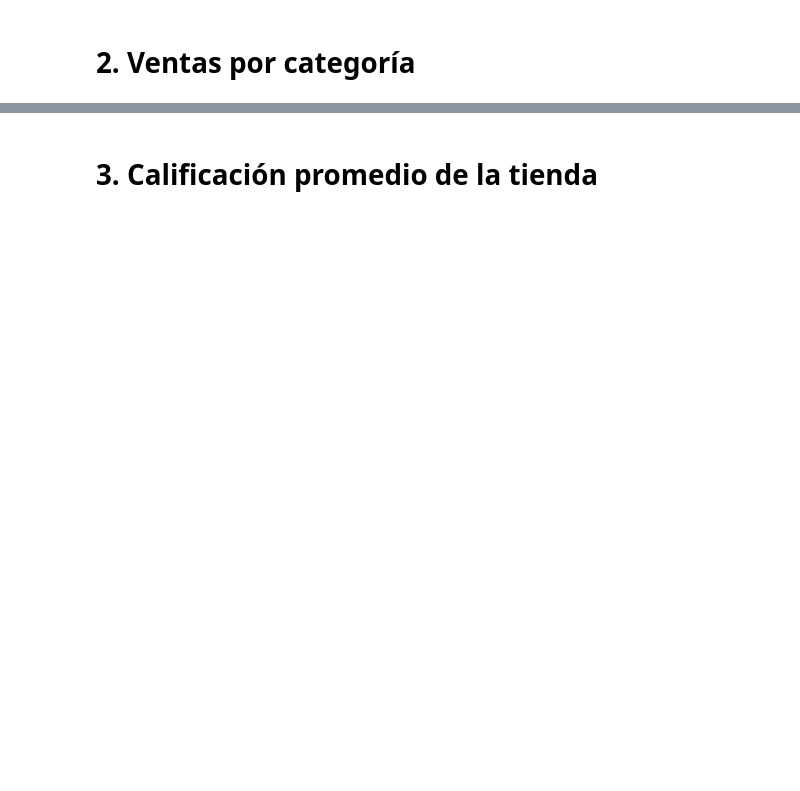
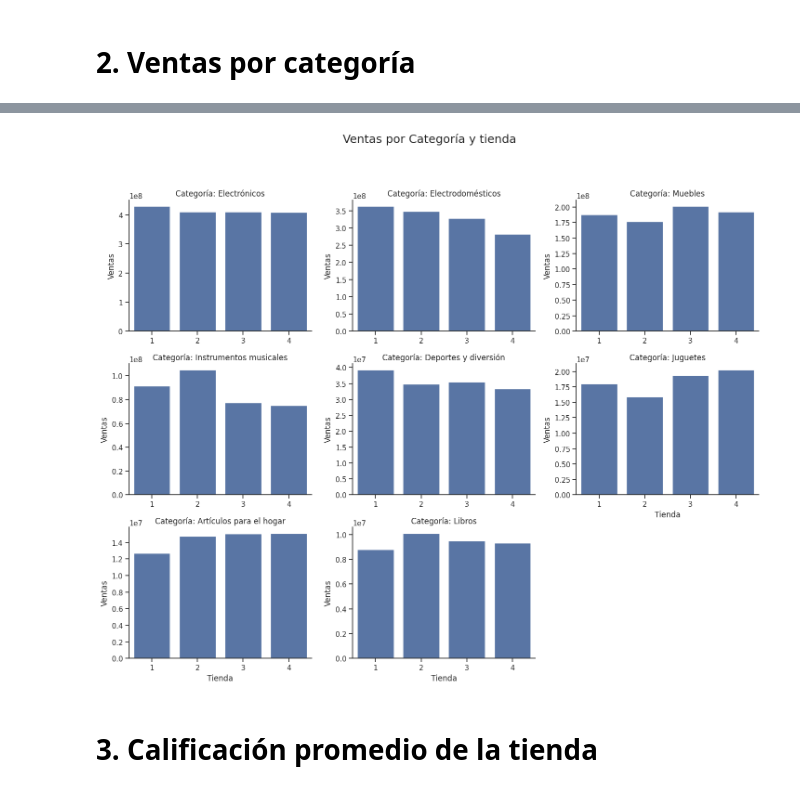
Before and after one commit to nikovido/datascience-alurastore-ONE-alura, a Jupyter notebook: AluraStoreLatam.ipynb, the cells around one changed output, grey strips where cells are left out. Drawn from its saved outputs; the diff is of its cells as text; code cells hidden in the pictures; blank space fills up the shorter version.

```diff
--- a/AluraStoreLatam.ipynb
+++ b/AluraStoreLatam.ipynb
@@ -28,2 +210,17 @@ tienda.head()
 # %% [markdown]
 # 2. Ventas por categoría
+# %%
+# Agrupamos por categoria y tienda (vamos a procesar solo las ventas no los envios)
+# Le resetiamos el index
+ventas_por_categoria= tiendas.groupby(["Categoría del Producto", "tienda"])["Precio"].sum().reset_index()
+
+# Renombramos las columnas para mayor claridad
+ventas_por_categoria.rename(
+    columns={'Precio': 'ventas', 'Categoría del Producto': 'Categoría'},
+    inplace=True
+)
+
+# Ordenamos de forma de mayor a menor
+ventas_por_categoria.sort_values("ventas", ascending=False, inplace=True)
+
+ventas_por_categoria
@@ -30,2 +245,41 @@ tienda.head()
+# %%
+# Vamos a graficar un poco esto
+
+import seaborn as sns
+import matplotlib.pyplot as plt
+
+# Configuramos el estilo de Seaborn
+sns.set(style="ticks", context="notebook")
+
+# Setup
+g = sns.catplot(
+    data=ventas_por_categoria,  #  DataFrame
+    x='tienda',                 # Eje X: las tiendas (dentro de cada gráfico)
+    y='ventas',                 # Eje Y: las ventas
+    col='Categoría',            # Crea la matriz usando esta columna
+    kind='bar',                 # Queremos un gráfico de barras
+    col_wrap=3,                 # Cuántas columnas de gráficos querés antes de saltar de línea
+    sharey=False,               # IMPORTANTE: Que cada gráfico tenga su propia escala Y
+    height=4,                   # Aumentamos un poco la altura de cada gráfico para dar más espacio
+    aspect=1.2                  # Ajustamos la relación de aspecto para que sean un poco más anchos
+)
+
+# Título general de la figura
+g.fig.suptitle('Ventas por Categoría y tienda', y=1.03, fontsize=18) # Ajustamos la fuente para que se vea mejor
+
+# Configuramos los títulos de cada subplot
+g.set_titles("Categoría: {col_name}")
+
+# Aquí está la CLAVE: Para que todas las etiquetas del eje X sean visibles
+# Primero, aseguramos que todas las etiquetas de los ejes se muestren
+g.set(xlabel="Tienda", ylabel="Ventas")
+g.tick_params(axis='x', labelbottom=True)
+
+plt.tight_layout(rect=[0, 0.03, 1, 0.98]) # Ajusta el layout, dejando espacio para el supertítulo
+
+# Mostramos el gráfico
+plt.show()
+# %% [output]
+[figure, added]
 # %% [markdown]
 # 3. Calificación promedio de la tienda
```
Also changed, not shown: parts of 22 cells of this notebook.
